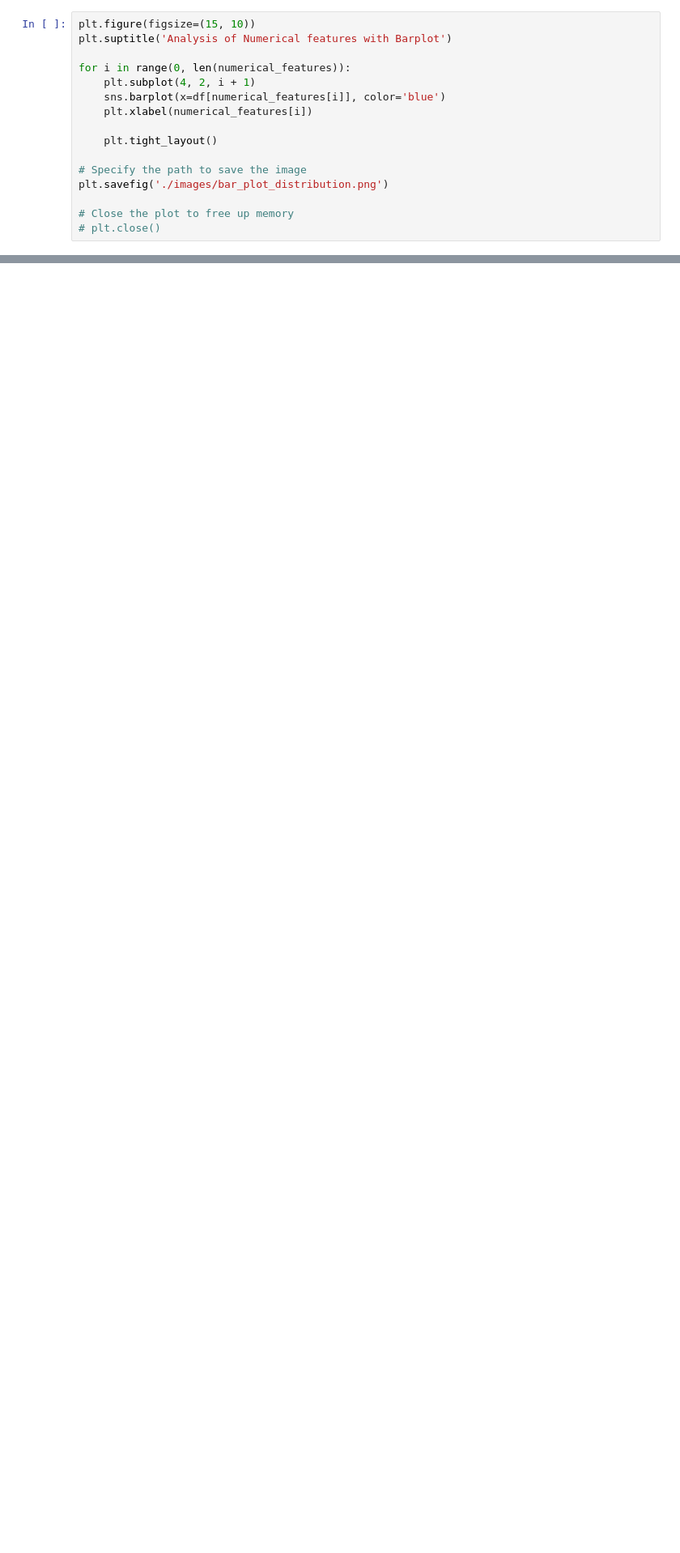
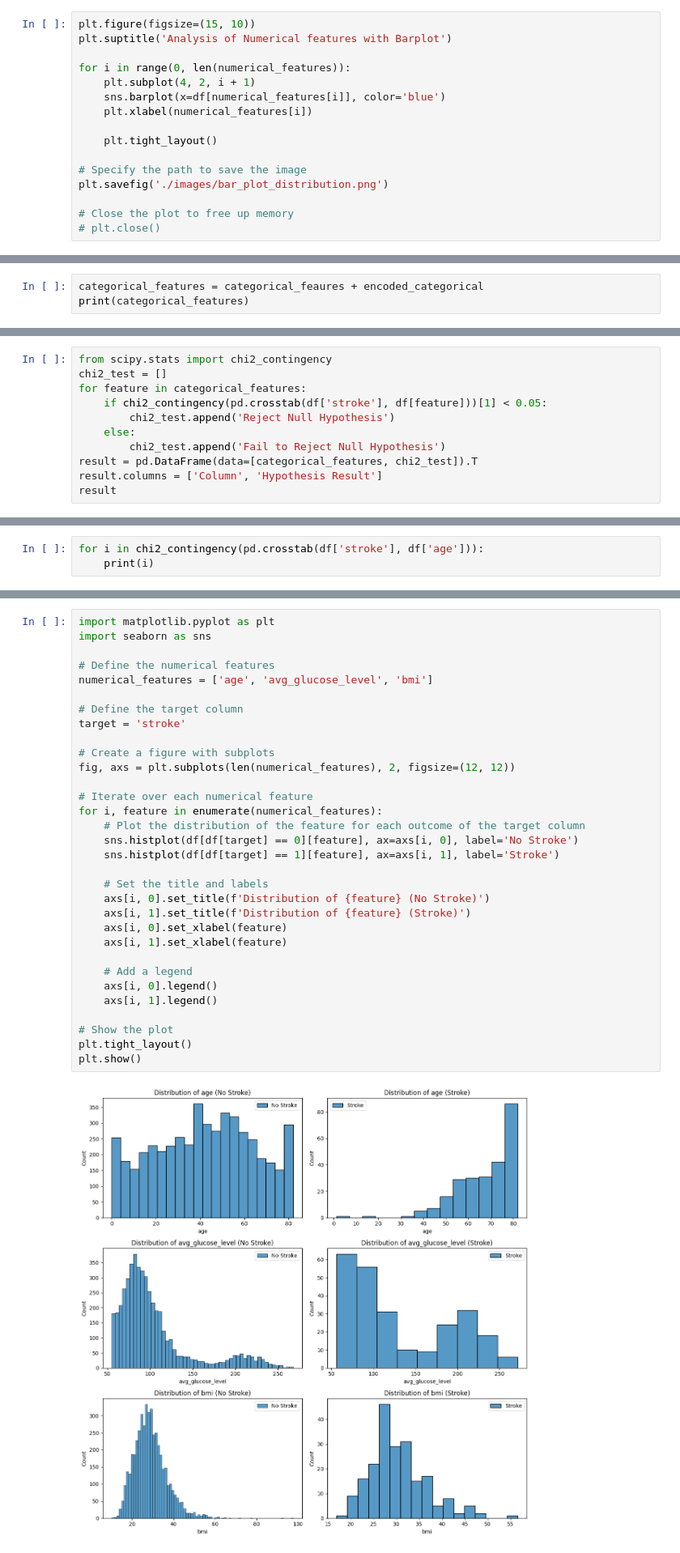
Before and after one commit to RisAhamed/Heart-stroke-prediction, a Jupyter notebook: Notebooks/EDA.ipynb, the cells around one changed output, grey strips where cells are left out. Shown at 81% size. Saved outputs shown, nothing was run; the diff lists cells and outputs as text; blank space fills up the shorter version.

```diff
--- a/Notebooks/EDA.ipynb
+++ b/Notebooks/EDA.ipynb
@@ -313,0 +331,3 @@ fig.show()
+# %%
+categorical_features = categorical_feaures + encoded_categorical
+print(categorical_features)
@@ -313,0 +390,11 @@ fig.show()
+# %%
+from scipy.stats import chi2_contingency
+chi2_test = []
+for feature in categorical_features:
+    if chi2_contingency(pd.crosstab(df['stroke'], df[feature]))[1] < 0.05:
+        chi2_test.append('Reject Null Hypothesis')
+    else:
+        chi2_test.append('Fail to Reject Null Hypothesis')
+result = pd.DataFrame(data=[categorical_features, chi2_test]).T
+result.columns = ['Column', 'Hypothesis Result']
+result
@@ -313,0 +411,3 @@ fig.show()
+# %%
+for i in chi2_contingency(pd.crosstab(df['stroke'], df['age'])):
+    print(i)
@@ -313,0 +526,34 @@ fig.show()
+# %%
+import matplotlib.pyplot as plt
+import seaborn as sns
+
+# Define the numerical features
+numerical_features = ['age', 'avg_glucose_level', 'bmi']
+
+# Define the target column
+target = 'stroke'
+
+# Create a figure with subplots
+fig, axs = plt.subplots(len(numerical_features), 2, figsize=(12, 12))
+
+# Iterate over each numerical feature
+for i, feature in enumerate(numerical_features):
+    # Plot the distribution of the feature for each outcome of the target column
+    sns.histplot(df[df[target] == 0][feature], ax=axs[i, 0], label='No Stroke')
+    sns.histplot(df[df[target] == 1][feature], ax=axs[i, 1], label='Stroke')
+
+    # Set the title and labels
+    axs[i, 0].set_title(f'Distribution of {feature} (No Stroke)')
+    axs[i, 1].set_title(f'Distribution of {feature} (Stroke)')
+    axs[i, 0].set_xlabel(feature)
+    axs[i, 1].set_xlabel(feature)
+
+    # Add a legend
+    axs[i, 0].legend()
+    axs[i, 1].legend()
+
+# Show the plot
+plt.tight_layout()
+plt.show()
+# %% [output]
+[figure, added]
```
Also changed, not shown: parts of 30 cells of this notebook, 4 other files.
